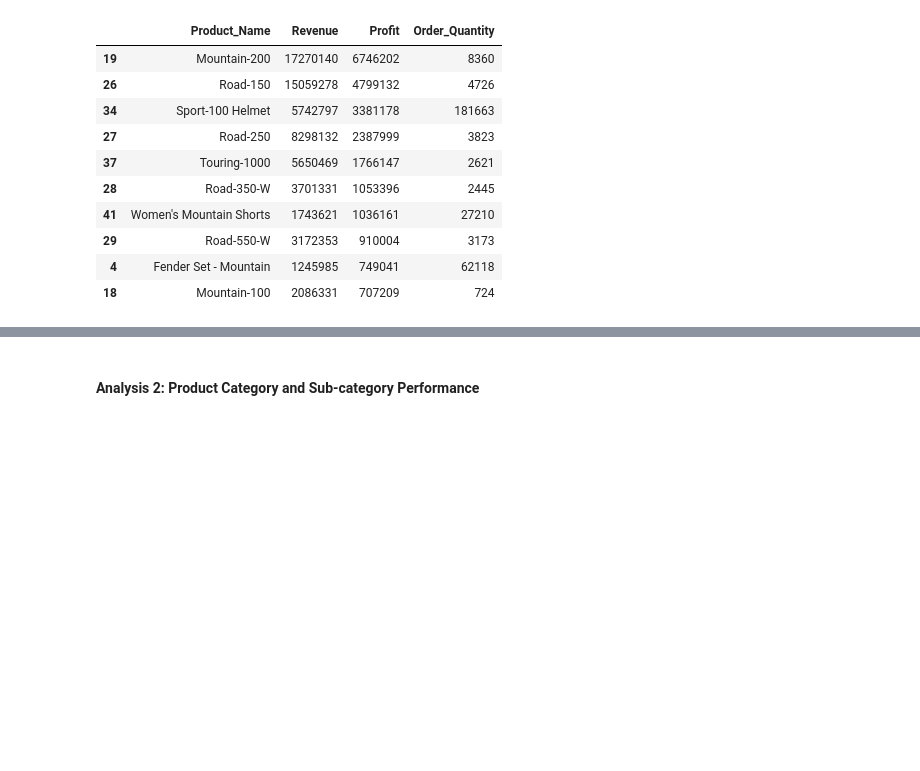
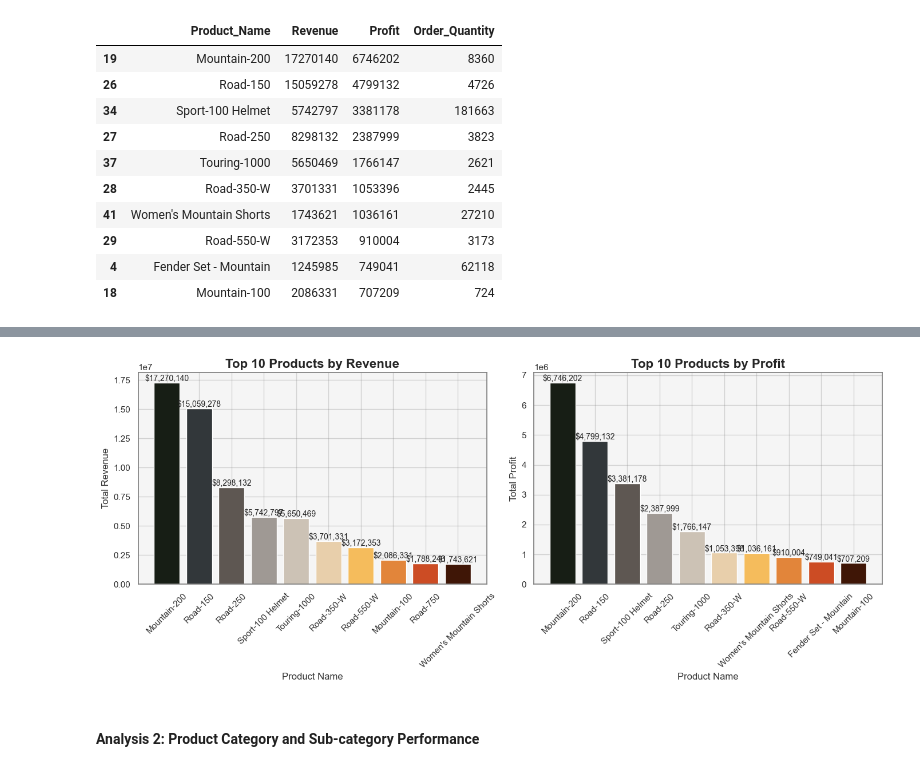
Before and after one commit to JinnOppa/Data-Analysis-Portfolio, a Jupyter notebook: bike-sales/sales2.ipynb, the cells around one changed output, grey strips where cells are left out. Cells and saved outputs as stored; diff of their text form; code cells hidden in the pictures; blank space fills up the shorter version.

```diff
--- a/bike-sales/sales2.ipynb
+++ b/bike-sales/sales2.ipynb
@@ -222,3 +308,53 @@ top_products_profit
+# %%
+import matplotlib.pyplot as plt
+from pypalettes import load_cmap
+
+# Load the Atentado color map
+cmap = load_cmap("Atentado")
+
+# Group by product and calculate total revenue and profit
+product_performance = df.groupby('Product_Name').agg({
+    'Revenue': 'sum',
+    'Profit': 'sum',
+    'Order_Quantity': 'sum'
+}).reset_index()
+
+# Top 10 products by revenue
+top_products_revenue = product_performance.sort_values(by='Revenue', ascending=False).head(10)
+
+# Top 10 products by profit
+top_products_profit = product_performance.sort_values(by='Profit', ascending=False).head(10)
+
+# Set up subplots
+fig, axs = plt.subplots(1, 2, figsize=(14, 6))
+
+# Plot for Revenue
+axs[0].bar(top_products_revenue['Product_Name'], top_products_revenue['Revenue'], color=cmap.colors)
+axs[0].set_title('Top 10 Products by Revenue', fontsize=16)
+axs[0].set_xlabel('Product Name', fontsize=12)
+axs[0].set_ylabel('Total Revenue', fontsize=12)
+axs[0].tick_params(axis='x', rotation=45)
+
+# Add value labels for Revenue bars
+for i, value in enumerate(top_products_revenue['Revenue']):
+    axs[0].text(i, value, f'${value:,.0f}', ha='center', va='bottom',fontsize=10)
+
+# Plot for Profit
+axs[1].bar(top_products_profit['Product_Name'], top_products_profit['Profit'], color=cmap.colors)
+axs[1].set_title('Top 10 Products by Profit', fontsize=16)
+axs[1].set_xlabel('Product Name', fontsize=12)
+axs[1].set_ylabel('Total Profit', fontsize=12)
+axs[1].tick_params(axis='x', rotation=45)
+
+# Add value labels for Profit bars
+for i, value in enumerate(top_products_profit['Profit']):
+    axs[1].text(i, value, f'${value:,.0f}', ha='center', va='bottom',fontsize=10 )
+
+# Layout adjustment
+plt.tight_layout()
+plt.show()
+# %% [output]
+[figure, added]
 # %% [markdown]
 #### **Analysis 2: Product Category and Sub-category Performance**
 # %%
```
Also changed, not shown: parts of 5 cells of this notebook.
